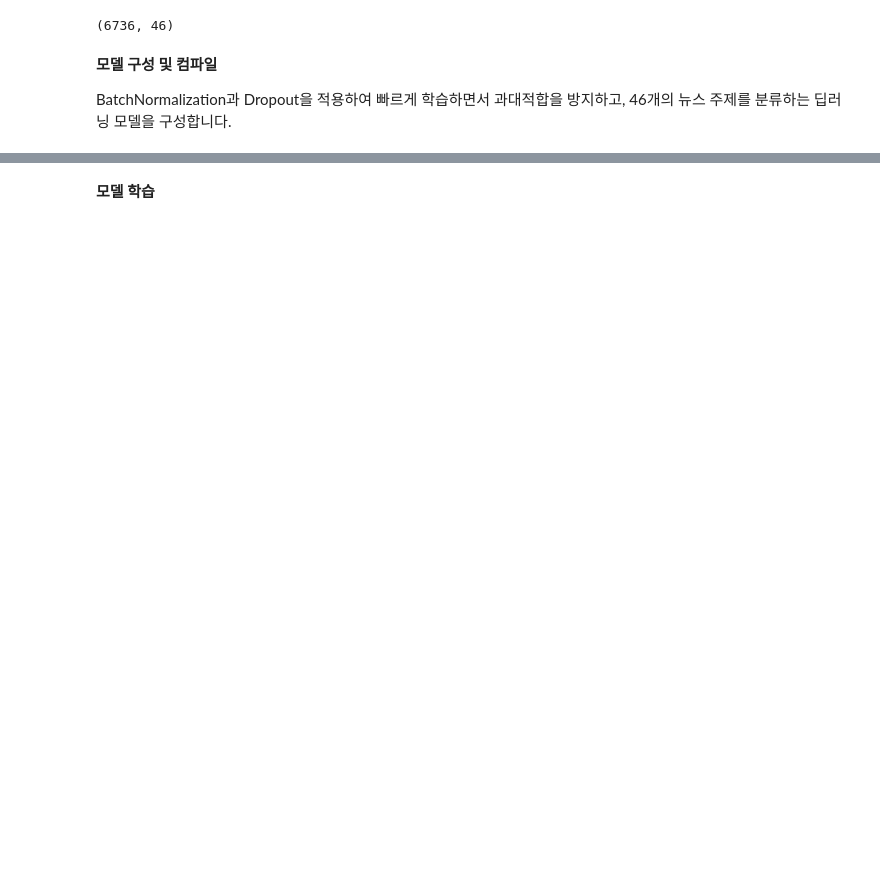
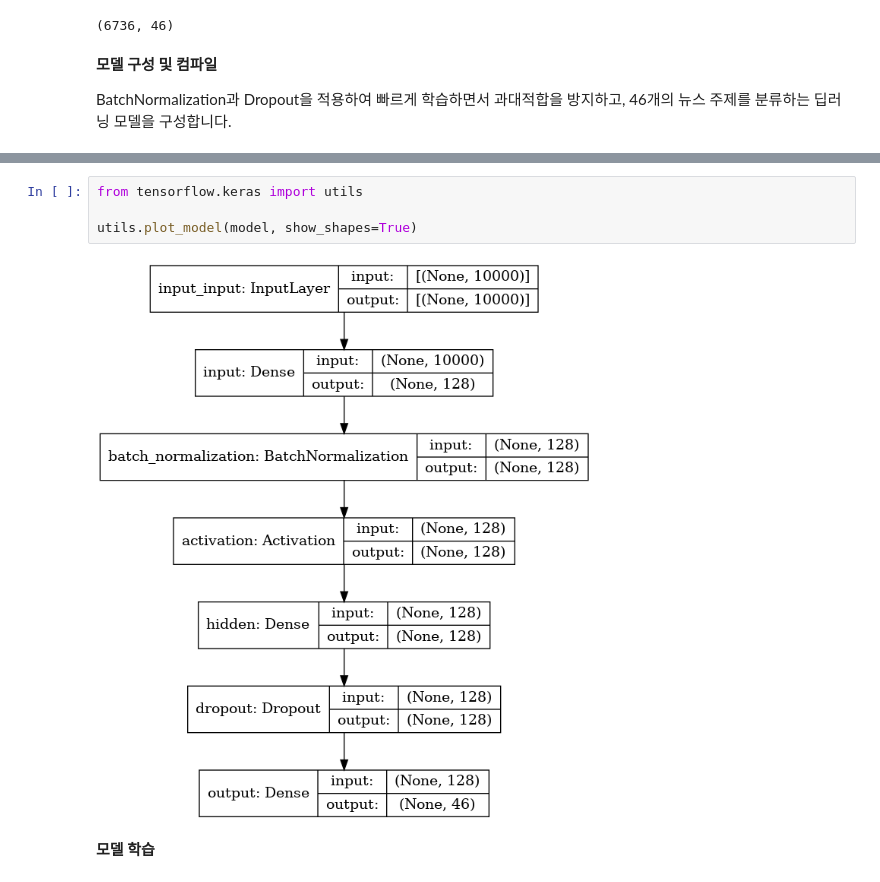
Before and after one commit to CAVASOL/aiffel_node, a Jupyter notebook: dl_project/dl_master_project_reuters.ipynb, the cells around one changed output, grey strips where cells are left out. Cells and saved outputs as stored; diff of their text form; blank space fills up the shorter version.

```diff
--- a/dl_project/dl_master_project_reuters.ipynb
+++ b/dl_project/dl_master_project_reuters.ipynb
@@ -121,3 +118,9 @@ _________________________________________________________________
+# %%
+from tensorflow.keras import utils
+
+utils.plot_model(model, show_shapes=True)
+# %% [output]
+[figure, added]
 # %% [markdown]
 **모델 학습**
 # %%
```
Also changed, not shown: parts of 8 cells of this notebook.
